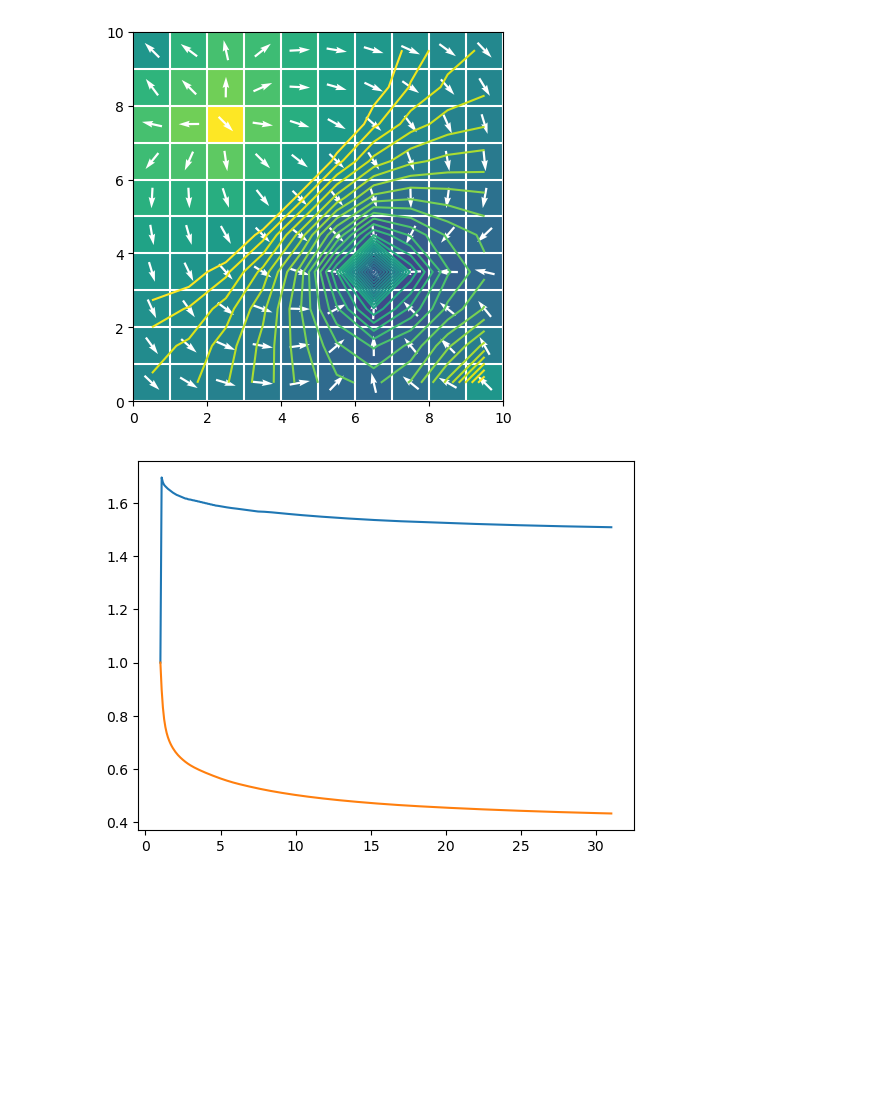
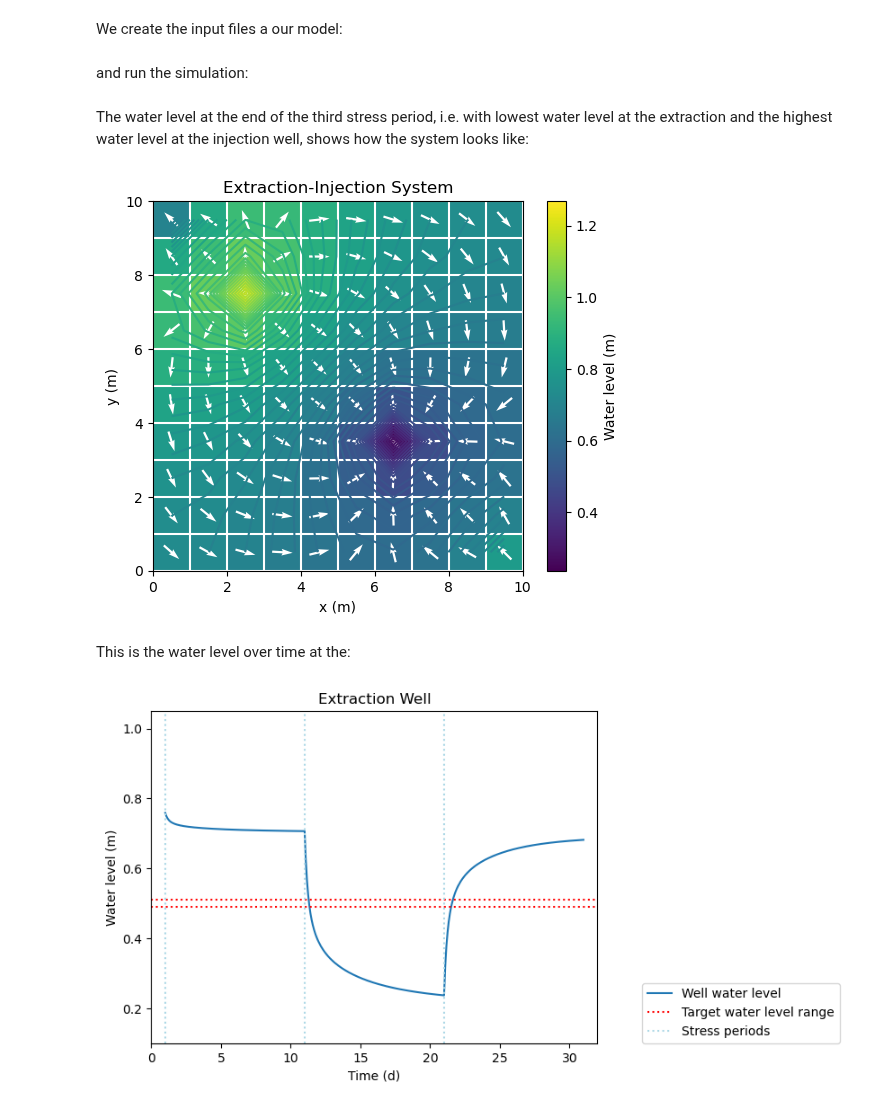
Before and after one commit to hydrocomputing/pymf6, a Jupyter notebook: doc/examples/sys_injection_extraction/example_sys_injection_extraction.ipynb, the cells around one changed output. Saved outputs shown, nothing was run; the diff lists cells and outputs as text; code cells hidden in the pictures; blank space fills up the shorter version.

```diff
--- a/doc/examples/sys_injection_extraction/example_sys_injection_extraction.ipynb
+++ b/doc/examples/sys_injection_extraction/example_sys_injection_extraction.ipynb
@@ -13 +57,3 @@ from make_model import show_well_head
+# %% [markdown]
+We create the input files a our model:
 # %%
@@ -21,10 +61,25 @@ make_input(
+# %% [markdown]
+and run the simulation:
 # %%
 run_simulation(model_path=model_path)
+# %% [markdown]
+The water level at the end of the third stress period,
+i.e. with lowest water level at the extraction and the highest water level at the injection well,
+shows how the system looks like:
 # %%
-show_heads(model_path=model_path, name=name)
+show_heads(model_path=model_path, name=name, title='Extraction-Injection System');
 # %% [output]
-[figure, old version]
+[figure, new version]
+# %% [markdown]
+This is the water level over time at the:
 # %%
-show_well_head(model_path=model_path, name=name, wel_coordsin=wel_coordsin, wel_coordsout=wel_coordsout)
+show_well_head(
+    title='Extraction Well',
+    wel_coords=wel_coordsout,
+    model_data=model_data,
+    y_start=0.1,
+    lower_head_limit=0.49,
+    upper_head_limit=0.51,
+);
 # %% [output]
-[figure, old version]
+[figure, new version]
```
Also changed, not shown: parts of 28 cells of this notebook, 2 other files.
